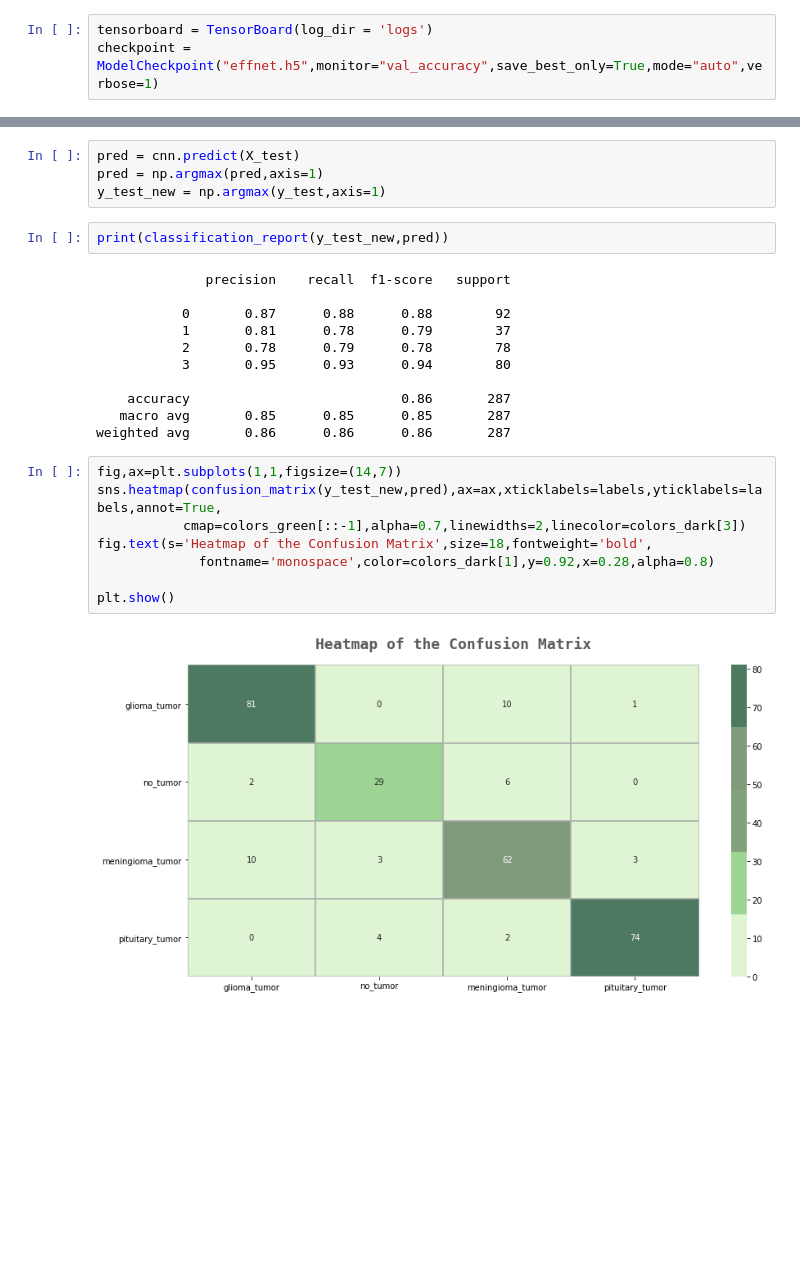
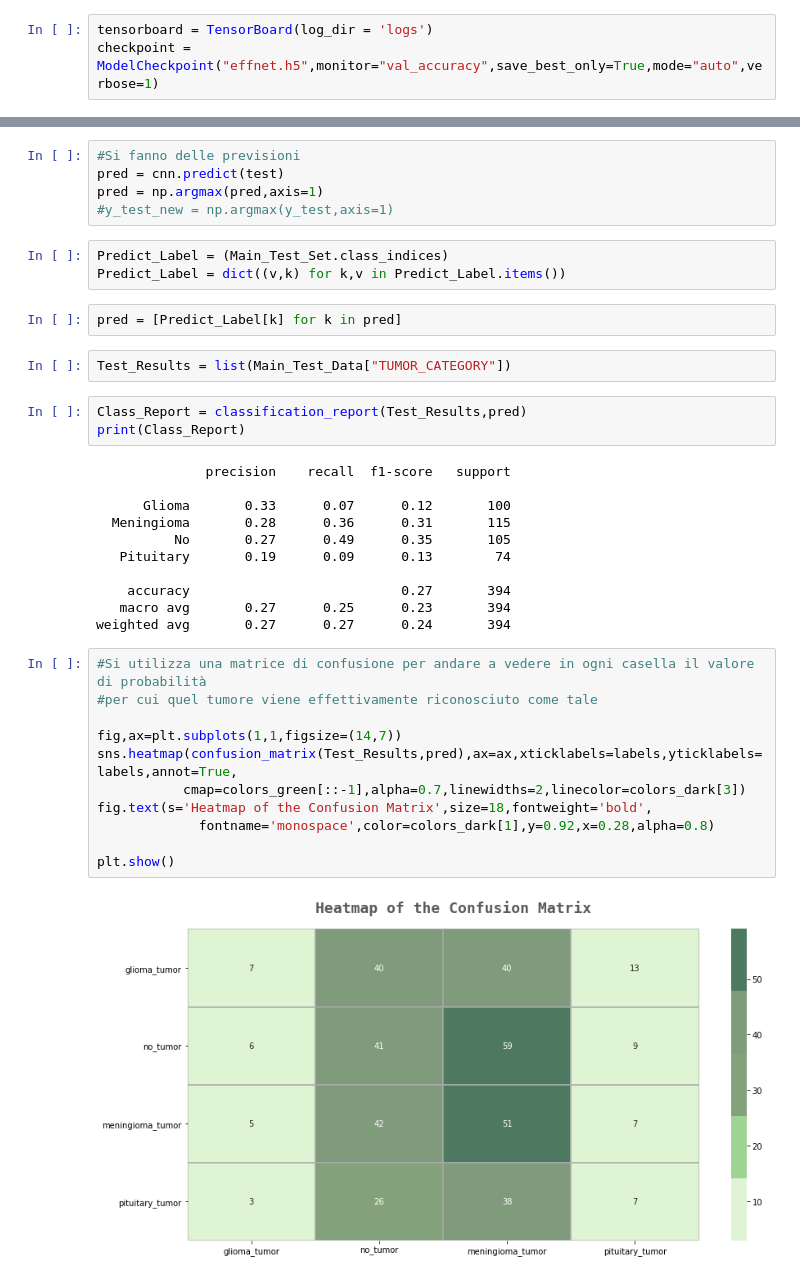
Before and after one commit to frnocentini/brain-tumor-classification, a Jupyter notebook: Brain tumor classification.ipynb, the cells around one changed output, grey strips where cells are left out. Cells and saved outputs as stored; diff of their text form; blank space fills up the shorter version.

```diff
--- a/Brain tumor classification.ipynb
+++ b/Brain tumor classification.ipynb
@@ -256,27 +436,39 @@ fig.show()
 # %%
-pred = cnn.predict(X_test)
+#Si fanno delle previsioni
+pred = cnn.predict(test)
 pred = np.argmax(pred,axis=1)
-y_test_new = np.argmax(y_test,axis=1)
+#y_test_new = np.argmax(y_test,axis=1)
+# %%
+Predict_Label = (Main_Test_Set.class_indices)
+Predict_Label = dict((v,k) for k,v in Predict_Label.items())
+# %%
+pred = [Predict_Label[k] for k in pred]
+# %%
+Test_Results = list(Main_Test_Data["TUMOR_CATEGORY"])
 # %%
-print(classification_report(y_test_new,pred))
+Class_Report = classification_report(Test_Results,pred)
+print(Class_Report)
 # %% [output]
               precision    recall  f1-score   support
 
-           0       0.87      0.88      0.88        92
-           1       0.81      0.78      0.79        37
-           2       0.78      0.79      0.78        78
-           3       0.95      0.93      0.94        80
+      Glioma       0.33      0.07      0.12       100
+  Meningioma       0.28      0.36      0.31       115
+          No       0.27      0.49      0.35       105
+   Pituitary       0.19      0.09      0.13        74
 
-    accuracy                           0.86       287
-   macro avg       0.85      0.85      0.85       287
-weighted avg       0.86      0.86      0.86       287
+    accuracy                           0.27       394
+   macro avg       0.27      0.25      0.23       394
+weighted avg       0.27      0.27      0.24       394
 # %%
+#Si utilizza una matrice di confusione per andare a vedere in ogni casella il valore di probabilità
+#per cui quel tumore viene effettivamente riconosciuto come tale
+
 fig,ax=plt.subplots(1,1,figsize=(14,7))
-sns.heatmap(confusion_matrix(y_test_new,pred),ax=ax,xticklabels=labels,yticklabels=labels,annot=True,
+sns.heatmap(confusion_matrix(Test_Results,pred),ax=ax,xticklabels=labels,yticklabels=labels,annot=True,
            cmap=colors_green[::-1],alpha=0.7,linewidths=2,linecolor=colors_dark[3])
 fig.text(s='Heatmap of the Confusion Matrix',size=18,fontweight='bold',
              fontname='monospace',color=colors_dark[1],y=0.92,x=0.28,alpha=0.8)
 
 plt.show()
 # %% [output]
-[figure, old version]
+[figure, new version]
```
Also changed, not shown: parts of 55 cells of this notebook.
